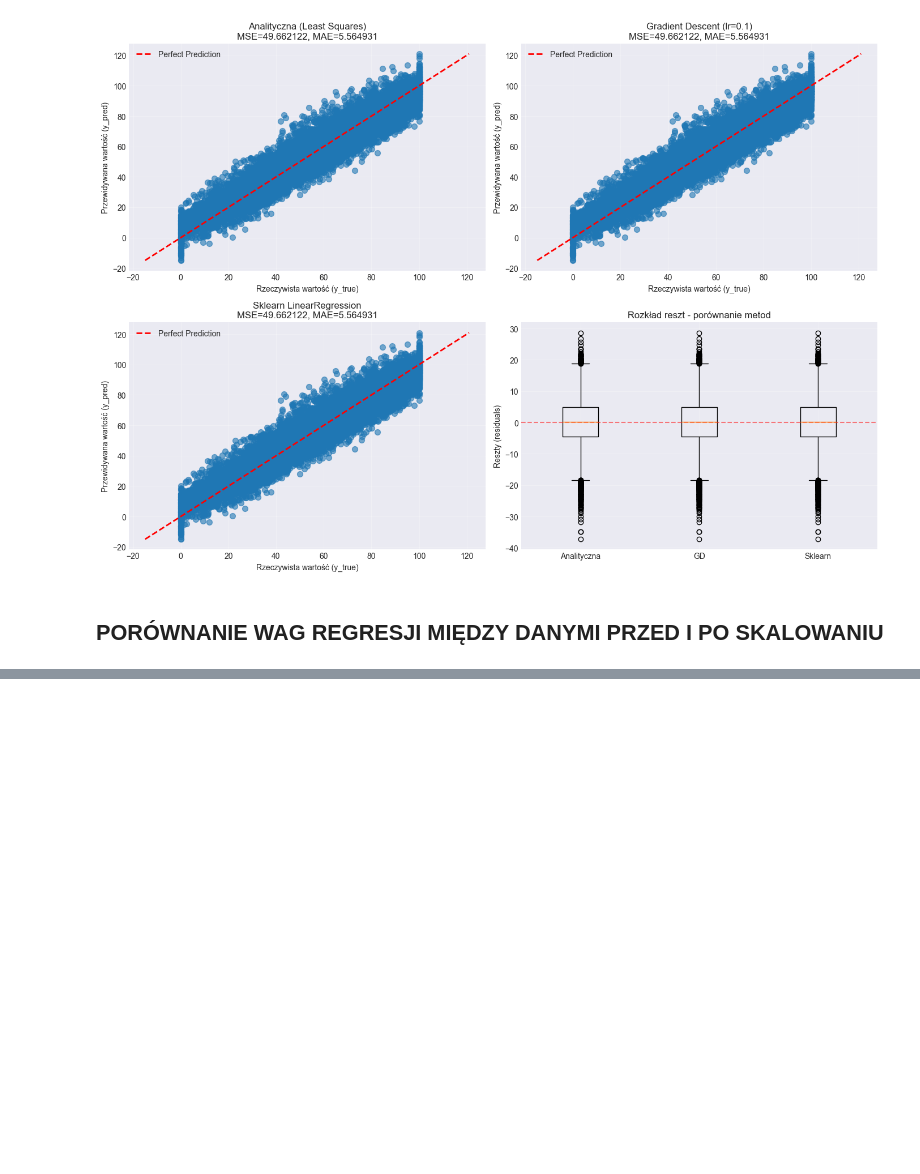
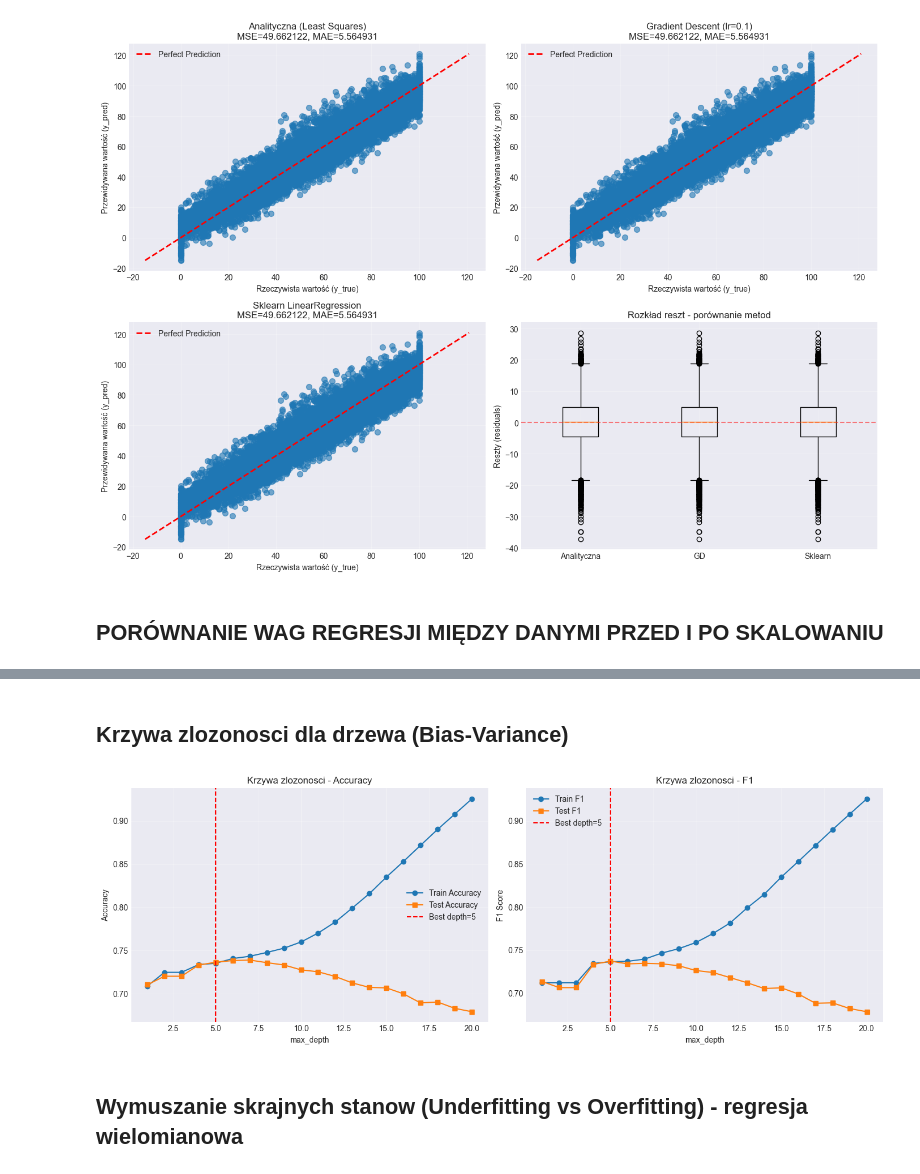
Before and after one commit to PPiotr491/MSiD, a Jupyter notebook: Lista2/sleep_health_prediciton_models.ipynb, the cells around one changed output, grey strips where cells are left out. Drawn from its saved outputs; the diff is of its cells as text; code cells hidden in the pictures; blank space fills up the shorter version.

```diff
--- a/Lista2/sleep_health_prediciton_models.ipynb
+++ b/Lista2/sleep_health_prediciton_models.ipynb
@@ -1016,0 +1060,47 @@ Wagi: [ 0.16671 -0.0233   0.14971  0.7824   0.01855  2.12872 12.44128  3.7505
+# %% [markdown]
+## Krzywa zlozonosci dla drzewa (Bias-Variance)
+# %%
+depth_values = range(1, 21)
+train_acc_curve, test_acc_curve = [], []
+train_f1_curve, test_f1_curve = [], []
+
+for depth in depth_values:
+    model = DecisionTreeClassifier(max_depth=depth, random_state=13)
+    model.fit(X_train, y_train)
+    y_train_pred_local = model.predict(X_train)
+    y_test_pred_local = model.predict(X_test)
+
+    train_acc_curve.append(accuracy_score(y_train, y_train_pred_local))
+    test_acc_curve.append(accuracy_score(y_test, y_test_pred_local))
+    train_f1_curve.append(f1_score(y_train, y_train_pred_local, average='weighted', zero_division=0))
+    test_f1_curve.append(f1_score(y_test, y_test_pred_local, average='weighted', zero_division=0))
+
+best_depth_idx = int(np.argmax(test_f1_curve))
+best_depth = list(depth_values)[best_depth_idx]
+
+fig, axes = plt.subplots(1, 2, figsize=(14, 5))
+
+axes[0].plot(depth_values, train_acc_curve, marker='o', label='Train Accuracy')
+axes[0].plot(depth_values, test_acc_curve, marker='s', label='Test Accuracy')
+axes[0].axvline(best_depth, color='red', linestyle='--', label=f'Best depth={best_depth}')
+axes[0].set_xlabel('max_depth')
+axes[0].set_ylabel('Accuracy')
+axes[0].set_title('Krzywa zlozonosci - Accuracy')
+axes[0].legend()
+axes[0].grid(True, alpha=0.3)
+
+axes[1].plot(depth_values, train_f1_curve, marker='o', label='Train F1')
+axes[1].plot(depth_values, test_f1_curve, marker='s', label='Test F1')
+axes[1].axvline(best_depth, color='red', linestyle='--', label=f'Best depth={best_depth}')
+axes[1].set_xlabel('max_depth')
+axes[1].set_ylabel('F1 Score')
+axes[1].set_title('Krzywa zlozonosci - F1')
+axes[1].legend()
+axes[1].grid(True, alpha=0.3)
+
+plt.tight_layout()
+plt.show()
+# %% [output]
+[figure, added]
+# %% [markdown]
+## Wymuszanie skrajnych stanow (Underfitting vs Overfitting) - regresja wielomianowa
```
Also changed, not shown: parts of 10 cells of this notebook, 1 other file.
